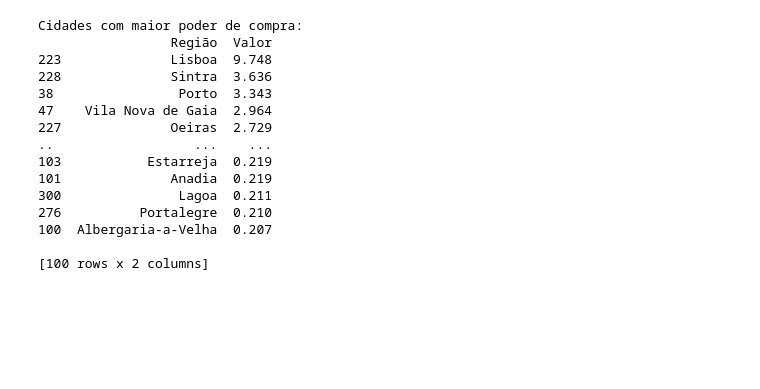
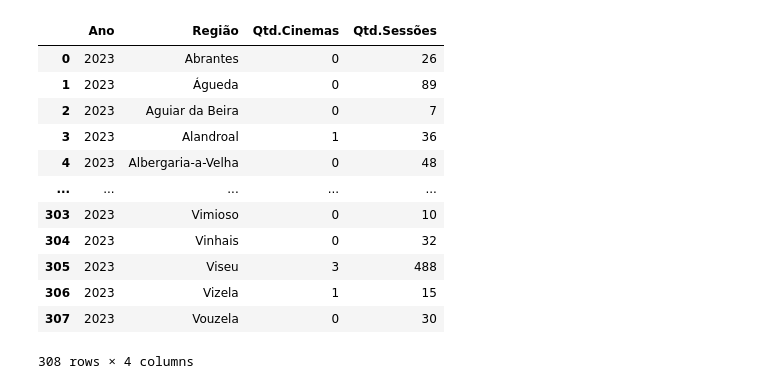
Before and after one commit to johnosd/MPAlugueisLisboa, a Jupyter notebook: src/PordataPt/PorData_Process.ipynb, the cells around one changed output. Cells and saved outputs as stored; diff of their text form; code cells hidden in the pictures; blank space fills up the shorter version.

```diff
--- a/src/PordataPt/PorData_Process.ipynb
+++ b/src/PordataPt/PorData_Process.ipynb
@@ -1103,23 +1109,25 @@ dfs
 # %%
-# liste as cidades com amior poder de compra usando df_econ_poder_compra
-# imprima na tela
+# cultura
+df_cinemas = find_df_by_name(dfs,'recintos-de-cinema')
+df_sessoes = find_df_by_name(dfs,'sessoes-de-espetaculos-ao-vivo')
 
-df_econ_poder_compra = df_econ_poder_compra.sort_values(by='Valor', ascending=False).head(100)
-print("Cidades com maior poder de compra:")
-print(df_econ_poder_compra[['Região', 'Valor']])
+df_cinemas = df_cinemas.rename(columns={'Valor': 'Qtd.Cinemas'})
+df_sessoes = df_sessoes.rename(columns={'Valor': 'Qtd.Sessões'})
+
+df_cultura = pd.merge(df_cinemas, df_sessoes, on=['Ano', 'Região'], how='left')
+df_cultura.drop(columns=['Âmbito Geográfico_x','Âmbito Geográfico_y'], inplace=True)
+df_cultura
 # %% [output]
+|  | Ano | Região | Qtd.Cinemas | Qtd.Sessões |
+| 0 | 2023 | Abrantes | 0 | 26 |
+| 1 | 2023 | Águeda | 0 | 89 |
+| 2 | 2023 | Aguiar da Beira | 0 | 7 |
+| 3 | 2023 | Alandroal | 1 | 36 |
+| 4 | 2023 | Albergaria-a-Velha | 0 | 48 |
+| ... | ... | ... | ... | ... |
+| 303 | 2023 | Vimioso | 0 | 10 |
+| 304 | 2023 | Vinhais | 0 | 32 |
+| 305 | 2023 | Viseu | 3 | 488 |
+| 306 | 2023 | Vizela | 1 | 15 |
+| 307 | 2023 | Vouzela | 0 | 30 |
-Cidades com maior poder de compra:
-                 Região  Valor
-223              Lisboa  9.748
-228              Sintra  3.636
-38                Porto  3.343
-47    Vila Nova de Gaia  2.964
-227              Oeiras  2.729
-..                  ...    ...
-103           Estarreja  0.219
-101              Anadia  0.219
-300               Lagoa  0.211
-276          Portalegre  0.210
-100  Albergaria-a-Velha  0.207
-
-[100 rows x 2 columns]
+308 rows × 4 columns
```
Also changed, not shown: parts of 19 cells of this notebook.
